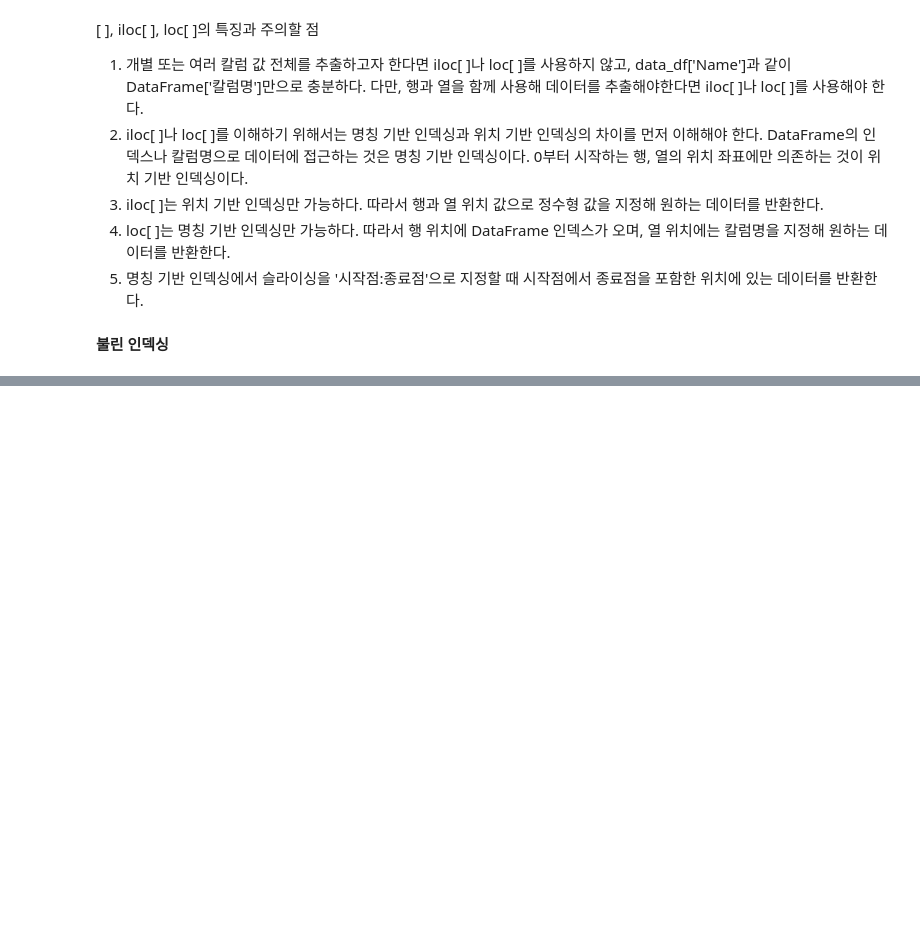
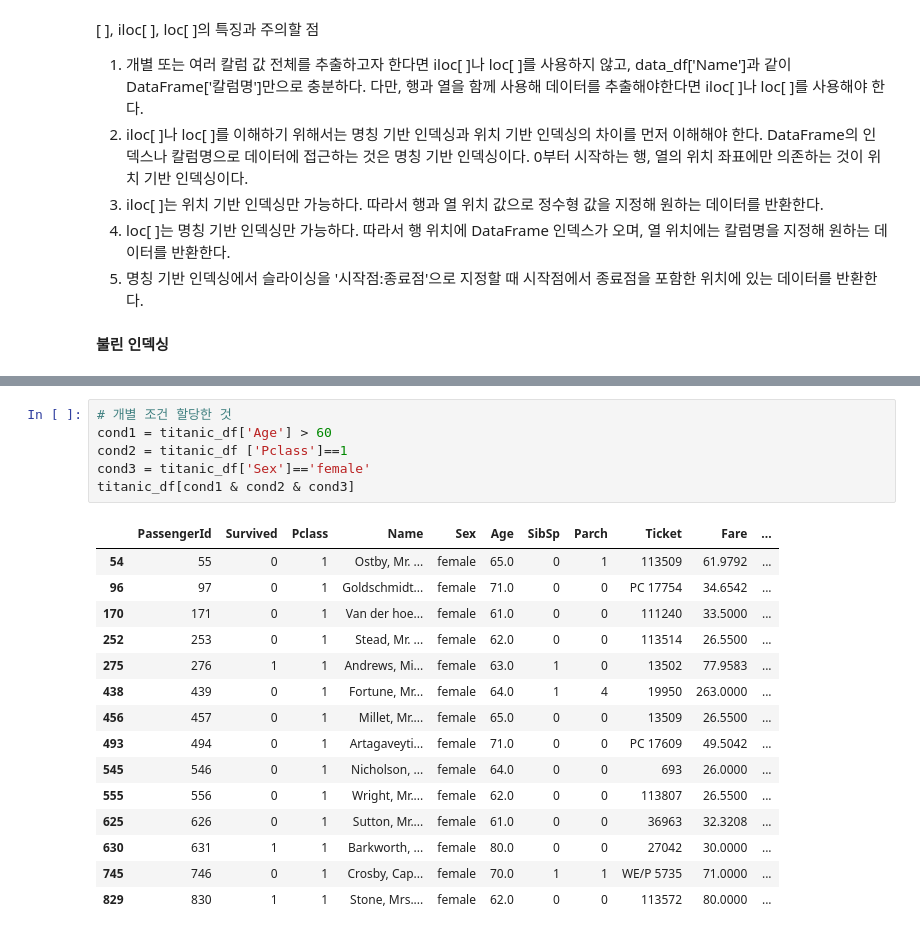
Before and after one commit to yuhui-0611/ESAA, a Jupyter notebook: ESAA_YB_WEEK02_2_Pandas.ipynb, the cells around one changed output, grey strips where cells are left out. Drawn from its saved outputs; the diff is of its cells as text; blank space fills up the shorter version.

```diff
--- a/ESAA_YB_WEEK02_2_Pandas.ipynb
+++ b/ESAA_YB_WEEK02_2_Pandas.ipynb
@@ -717,0 +775,22 @@ Name: Name, dtype: object
+# %%
+# 개별 조건 할당한 것
+cond1 = titanic_df['Age'] > 60
+cond2 = titanic_df ['Pclass']==1
+cond3 = titanic_df['Sex']=='female'
+titanic_df[cond1 & cond2 & cond3]
+# %% [output]
+|  | PassengerId | Survived | Pclass | Name | Sex | Age | SibSp | Parch | Ticket | Fare | ... |
+| 54 | 55 | 0 | 1 | Ostby, Mr. ... | female | 65.0 | 0 | 1 | 113509 | 61.9792 | ... |
+| 96 | 97 | 0 | 1 | Goldschmidt... | female | 71.0 | 0 | 0 | PC 17754 | 34.6542 | ... |
+| 170 | 171 | 0 | 1 | Van der hoe... | female | 61.0 | 0 | 0 | 111240 | 33.5000 | ... |
+| 252 | 253 | 0 | 1 | Stead, Mr. ... | female | 62.0 | 0 | 0 | 113514 | 26.5500 | ... |
+| 275 | 276 | 1 | 1 | Andrews, Mi... | female | 63.0 | 1 | 0 | 13502 | 77.9583 | ... |
+| 438 | 439 | 0 | 1 | Fortune, Mr... | female | 64.0 | 1 | 4 | 19950 | 263.0000 | ... |
+| 456 | 457 | 0 | 1 | Millet, Mr.... | female | 65.0 | 0 | 0 | 13509 | 26.5500 | ... |
+| 493 | 494 | 0 | 1 | Artagaveyti... | female | 71.0 | 0 | 0 | PC 17609 | 49.5042 | ... |
+| 545 | 546 | 0 | 1 | Nicholson, ... | female | 64.0 | 0 | 0 | 693 | 26.0000 | ... |
+| 555 | 556 | 0 | 1 | Wright, Mr.... | female | 62.0 | 0 | 0 | 113807 | 26.5500 | ... |
+| 625 | 626 | 0 | 1 | Sutton, Mr.... | female | 61.0 | 0 | 0 | 36963 | 32.3208 | ... |
+| 630 | 631 | 1 | 1 | Barkworth, ... | female | 80.0 | 0 | 0 | 27042 | 30.0000 | ... |
+| 745 | 746 | 0 | 1 | Crosby, Cap... | female | 70.0 | 1 | 1 | WE/P 5735 | 71.0000 | ... |
+| 829 | 830 | 1 | 1 | Stone, Mrs.... | female | 62.0 | 0 | 0 | 113572 | 80.0000 | ... |
```
Also changed, not shown: parts of 31 cells of this notebook.
